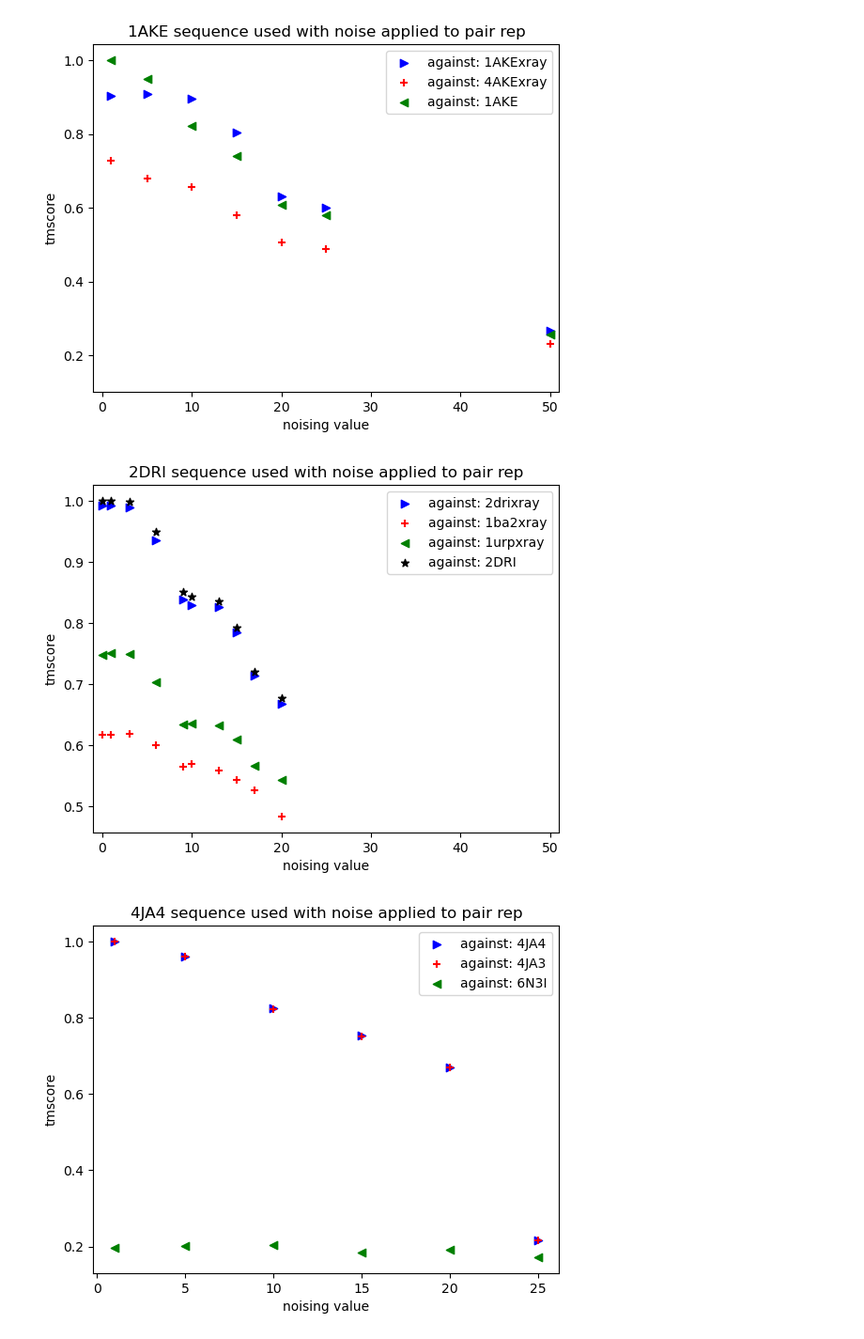
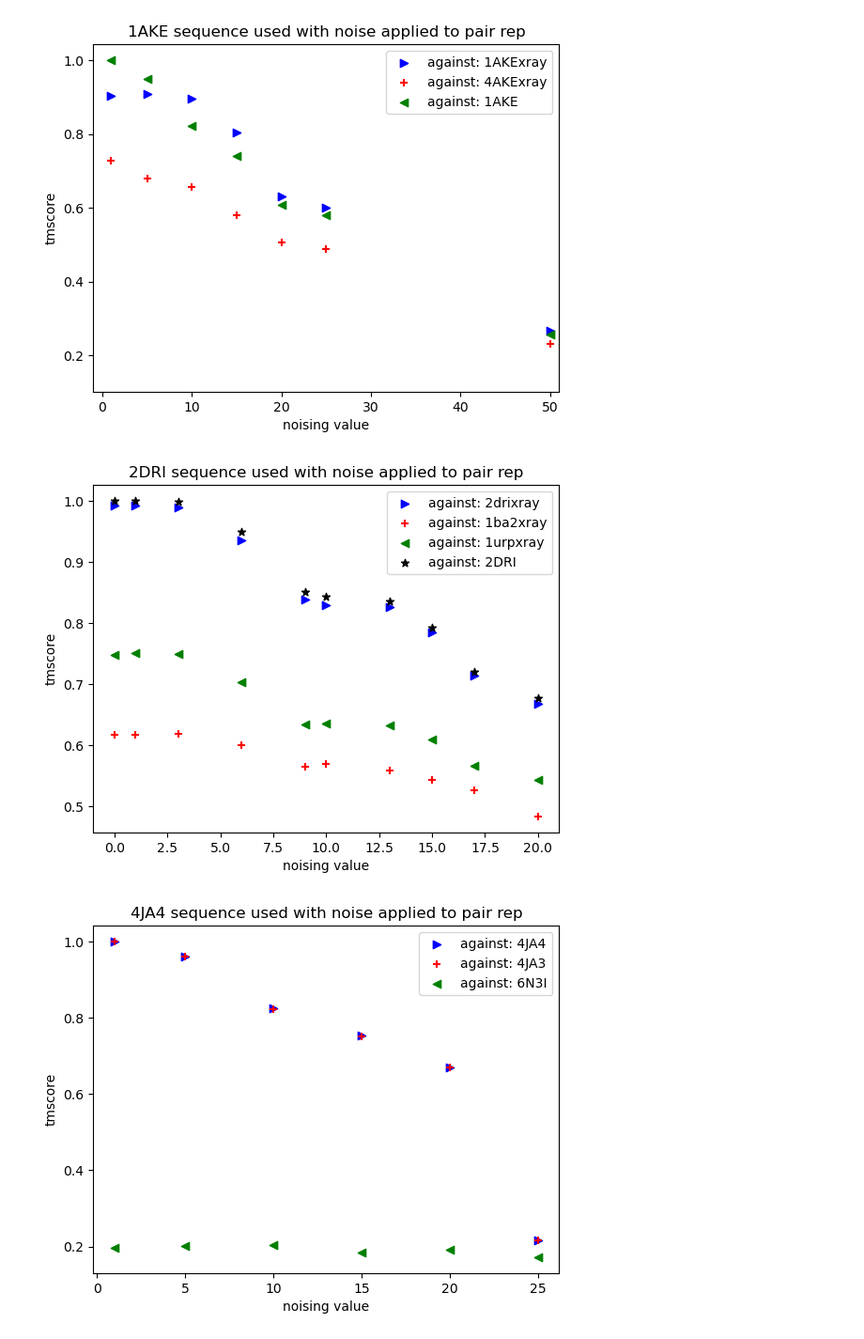
Before and after one commit to MichaelTrumbull/openfold-mt, a Jupyter notebook: compare.ipynb, the cells around one changed output. Shown at 94% size. Cells and saved outputs as stored; diff of their text form; code cells hidden in the pictures.

```diff
--- a/compare.ipynb
+++ b/compare.ipynb
@@ -120,10 +120,10 @@ plt.show()
 [figure]
 # %%
 plot_tmruns_mult_conf(d_2dri,'2DRI',['2drixray','1ba2xray','1urpxray','2DRI'])
-plt.xlim(-1,51)
+#plt.xlim(-1,51)
 plt.show()
 # %% [output]
-[figure, old version]
+[figure, new version]
 # %%
 plot_tmruns_mult_conf(d_mult_conf_xyle,'4JA4',['4JA4','4JA3','6N3I'])
 plt.show()
```
Also changed, not shown: 1 other file.
